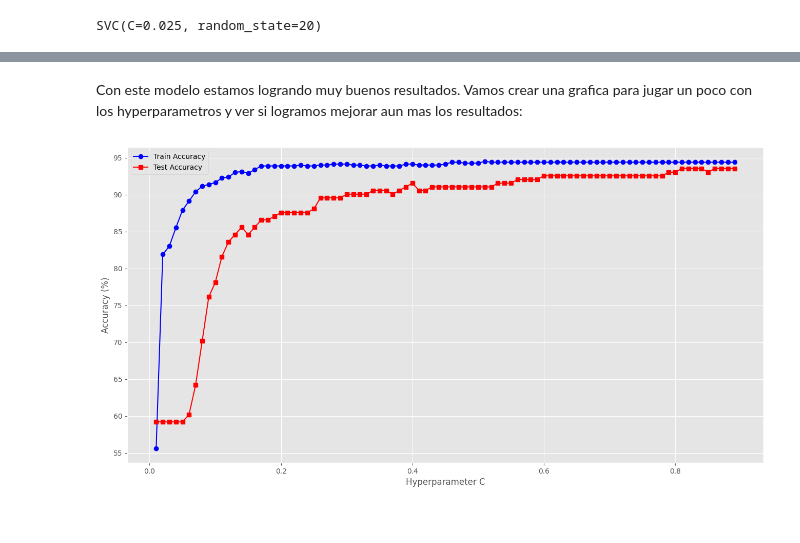
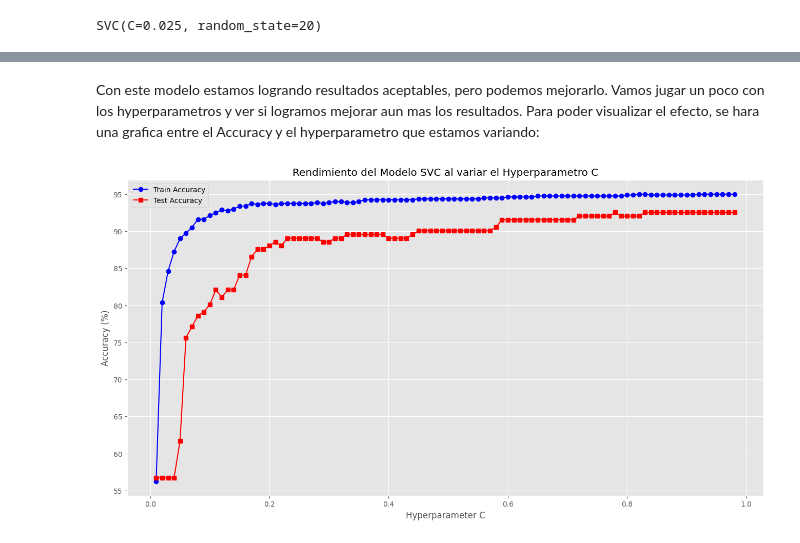
Before and after one commit to YoksanVC/TEC_DataScienceCert, a Jupyter notebook: Module_2_AprendizajeAutomatico/Projecto_Final/Projecto_Final_BrokenScrap.ipynb, the cells around one changed output, grey strips where cells are left out. Drawn from its saved outputs; the diff is of its cells as text; code cells hidden in the pictures.

Commit message:
Adding theory files, a clean notebook to practice and another update on my notebook with one ML model so far

```diff
--- a/Module_2_AprendizajeAutomatico/Projecto_Final/Projecto_Final_BrokenScrap.ipynb
+++ b/Module_2_AprendizajeAutomatico/Projecto_Final/Projecto_Final_BrokenScrap.ipynb
@@ -581,8 +601,8 @@ accuracy_score(y_test, y_predicted_test)
 # %% [markdown]
-Con este modelo estamos logrando muy buenos resultados. Vamos crear una grafica para jugar un poco con los hyperparametros y ver si logramos mejorar aun mas los resultados:
+Con este modelo estamos logrando resultados aceptables, pero podemos mejorarlo. Vamos jugar un poco con los hyperparametros y ver si logramos mejorar aun mas los resultados. Para poder visualizar el efecto, se hara una grafica entre el Accuracy y el hyperparametro que estamos variando:
 # %%
 # Maximo limite del hyperparametro C, el cual va a ser divido entre 100 para que quede menor a 1
-c_limit = 90
+c_limit = 99
 # %%
 # Datos de entrenamiento
 accuracy_train =[]
@@ -604,16 +629,12 @@ for hyperC in range(1,c_limit):
 # %%
-# Eje X
-x_axis =[]
-for value in range(1,c_limit):
-    x_axis.append(value/100)
-
 # Ploteo de los score contra la variacion de los hyperparametros
 plt.figure(figsize=(16, 8))
 plt.plot(x_axis, accuracy_train, color='blue', marker='o', label='Train Accuracy')
 plt.plot(x_axis, accuracy_test, color='red', marker='s', label='Test Accuracy')
+plt.title("Rendimiento del Modelo SVC al variar el Hyperparametro C")
 plt.ylabel("Accuracy (%)")
 plt.xlabel("Hyperparameter C")
 plt.legend()
 plt.show()
 # %% [output]
-[figure, old version]
+[figure, new version]
```
Also changed, not shown: parts of 14 cells of this notebook, 4 other files.
